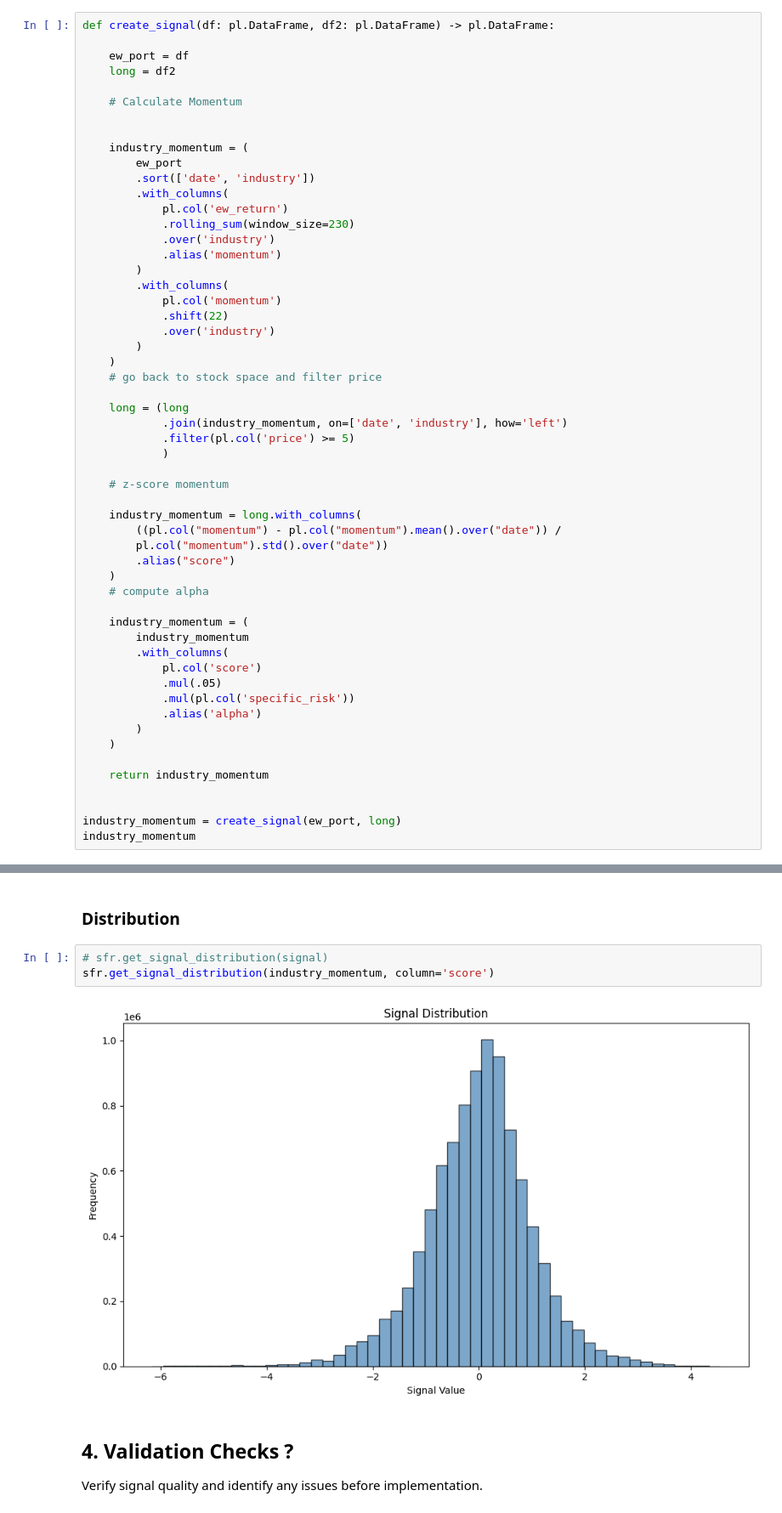
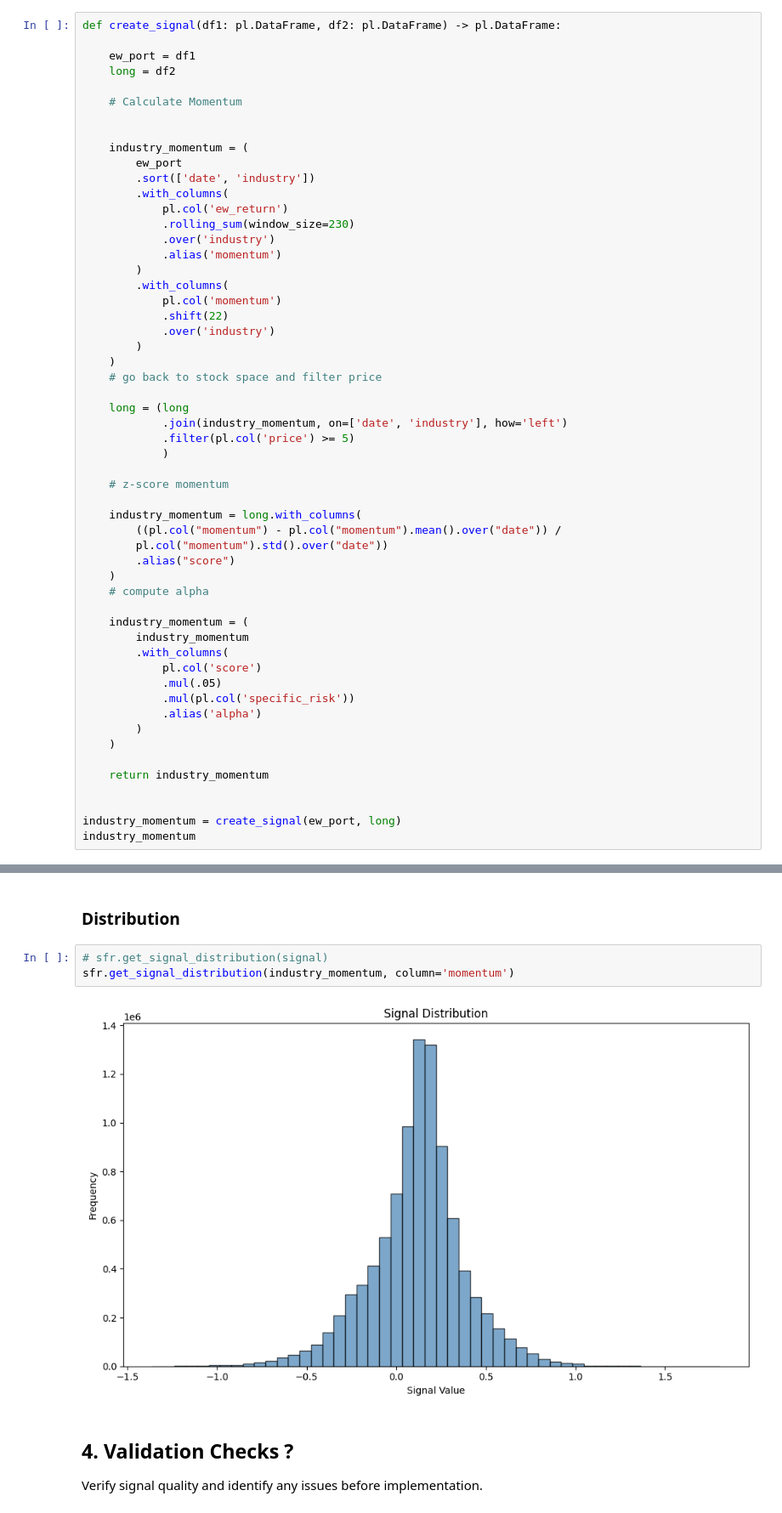
Before and after one commit to AndersNeuenschwander/sf-quant-industry-momentum, a Jupyter notebook: src/signal/signal_research.ipynb, the cells around one changed output, grey strips where cells are left out. Shown at 85% size. Saved outputs shown, nothing was run; the diff lists cells and outputs as text.

Commit message:
Initial logic for create_signal

```diff
--- a/src/signal/signal_research.ipynb
+++ b/src/signal/signal_research.ipynb
@@ -559,9 +544,9 @@ shape: (11_225_192, 7)
 
 Build and test your signal logic. Modify parameters and logic here to find optimal configurations.
 # %%
-def create_signal(df: pl.DataFrame, df2: pl.DataFrame) -> pl.DataFrame:
+def create_signal(df1: pl.DataFrame, df2: pl.DataFrame) -> pl.DataFrame:
 
-    ew_port = df
+    ew_port = df1
     long = df2
 
     # Calculate Momentum
@@ -646,9 +631,9 @@ shape: (1, 7)
 ### Distribution
 # %%
 # sfr.get_signal_distribution(signal)
-sfr.get_signal_distribution(industry_momentum, column='score')
+sfr.get_signal_distribution(industry_momentum, column='momentum')
 # %% [output]
-[figure, old version]
+[figure, new version]
 # %% [markdown]
 ## 4. Validation Checks ?
 
```
Also changed, not shown: parts of 2 cells of this notebook, 1 other file.
